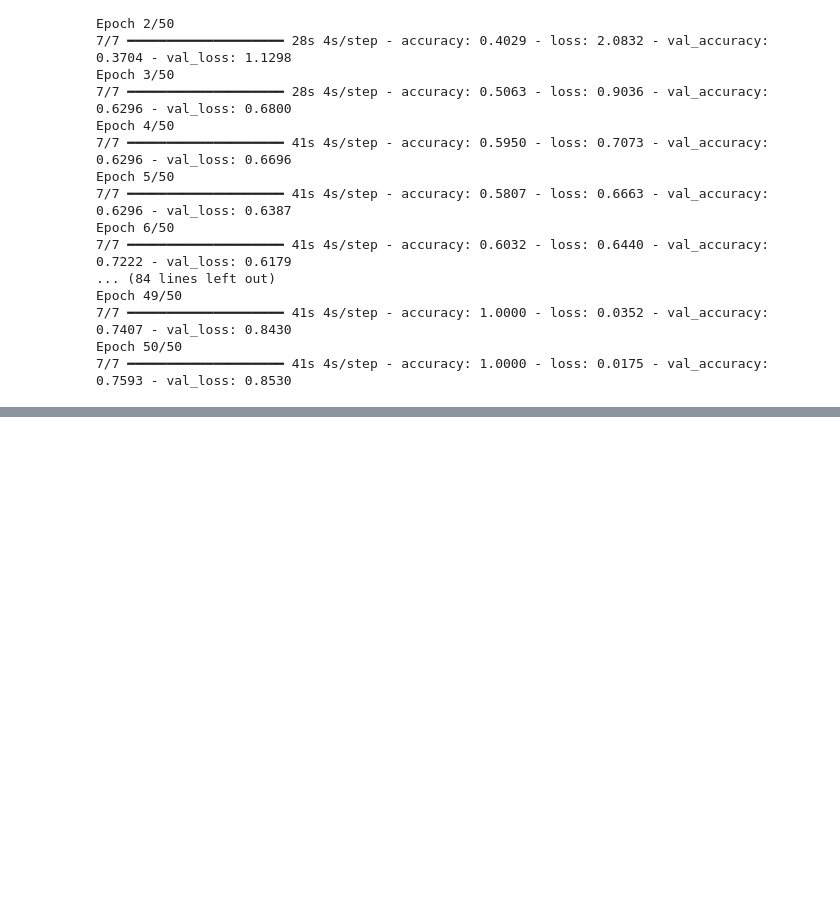
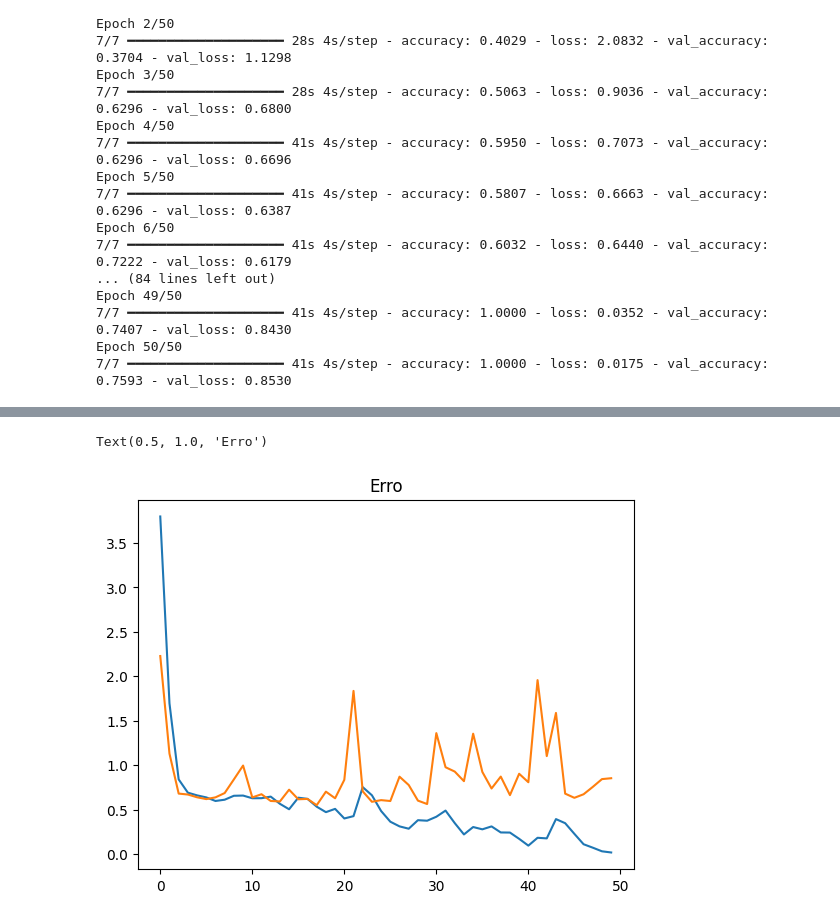
Before and after one commit to KauaHenSilva/python_neural_networks_for_image_classification, a Jupyter notebook: python_neural_networks_for_image_classification.ipynb, the cells around one changed output, grey strips where cells are left out. Drawn from its saved outputs; the diff is of its cells as text; code cells hidden in the pictures; blank space fills up the shorter version.

```diff
--- a/python_neural_networks_for_image_classification.ipynb
+++ b/python_neural_networks_for_image_classification.ipynb
@@ -163,0 +178,8 @@ Epoch 50/50
+# %%
+plt.figure()
+plt.plot(historico.history['loss'])
+plt.plot(historico.history['val_loss'])
+plt.title('Erro')
+# %% [output]
+Text(0.5, 1.0, 'Erro')
+[figure, added]
```
Also changed, not shown: parts of 5 cells of this notebook.
